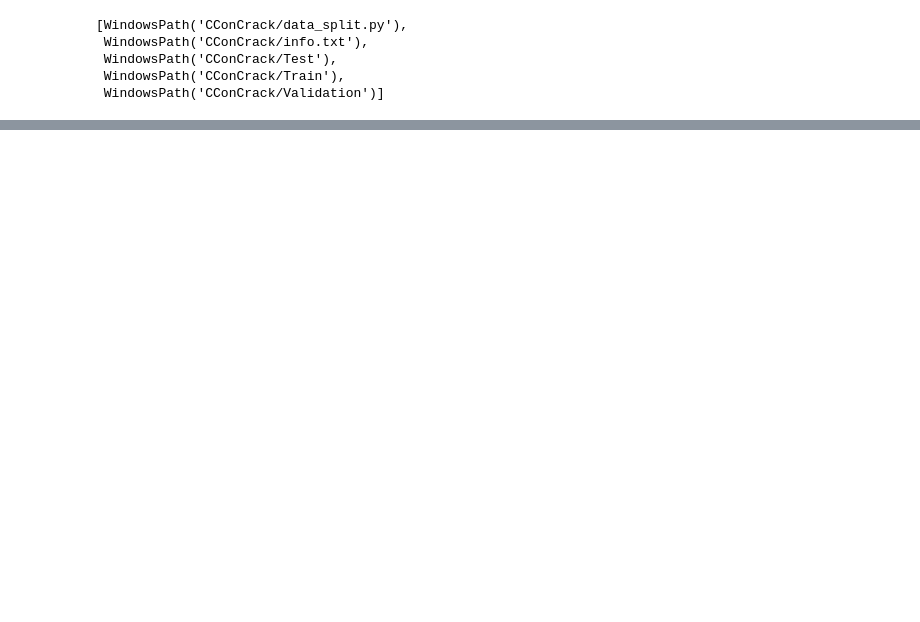
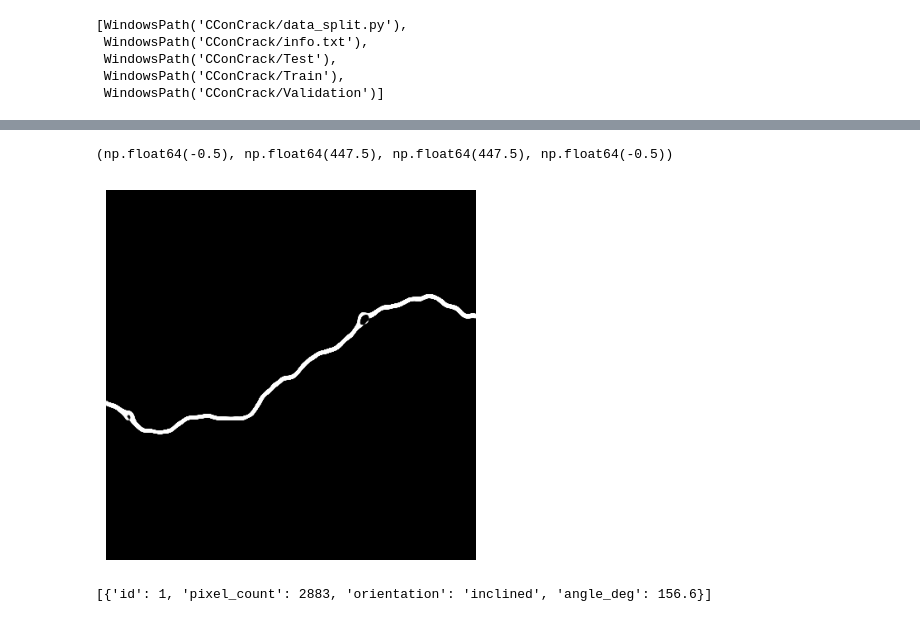
Before and after one commit to learnstructure/crack-seg, a Jupyter notebook: main.ipynb, the cells around one changed output, grey strips where cells are left out. Cells and saved outputs as stored; diff of their text form; code cells hidden in the pictures; blank space fills up the shorter version.

```diff
--- a/main.ipynb
+++ b/main.ipynb
@@ -106,0 +137,24 @@ for i in range(5):
+# %%
+import crack_seg.models.unet as unet
+model = unet.get_model().to(DEVICE)
+# 2. Load the state dictionary
+checkpoint_path = Path(CHECKPOINT_DIR) / f"unet_best.pth"
+state_dict = torch.load(checkpoint_path, map_location=DEVICE)
+model.load_state_dict(state_dict)
+# 3. Set model to evaluation mode (important for inference)
+model.eval()
+device = torch.device("cuda" if torch.cuda.is_available() else "cpu")
+# %%
+from crack_seg.utils.helpers import predict, analyze_cracks
+image_path = list(TEST_IMG_DIR.iterdir())[2]
+pred_mask = predict(image_path, model, device)
+
+plt.imshow(pred_mask, cmap="gray")
+plt.axis("off")
+# %% [output]
+(np.float64(-0.5), np.float64(447.5), np.float64(447.5), np.float64(-0.5))
+[figure, added]
+# %%
+analyze_cracks(pred_mask, threshold=0.5, min_pixels=10)
+# %% [output]
+[{'id': 1, 'pixel_count': 2883, 'orientation': 'inclined', 'angle_deg': 156.6}]
```
Also changed, not shown: parts of 6 cells of this notebook, 20 other files.
